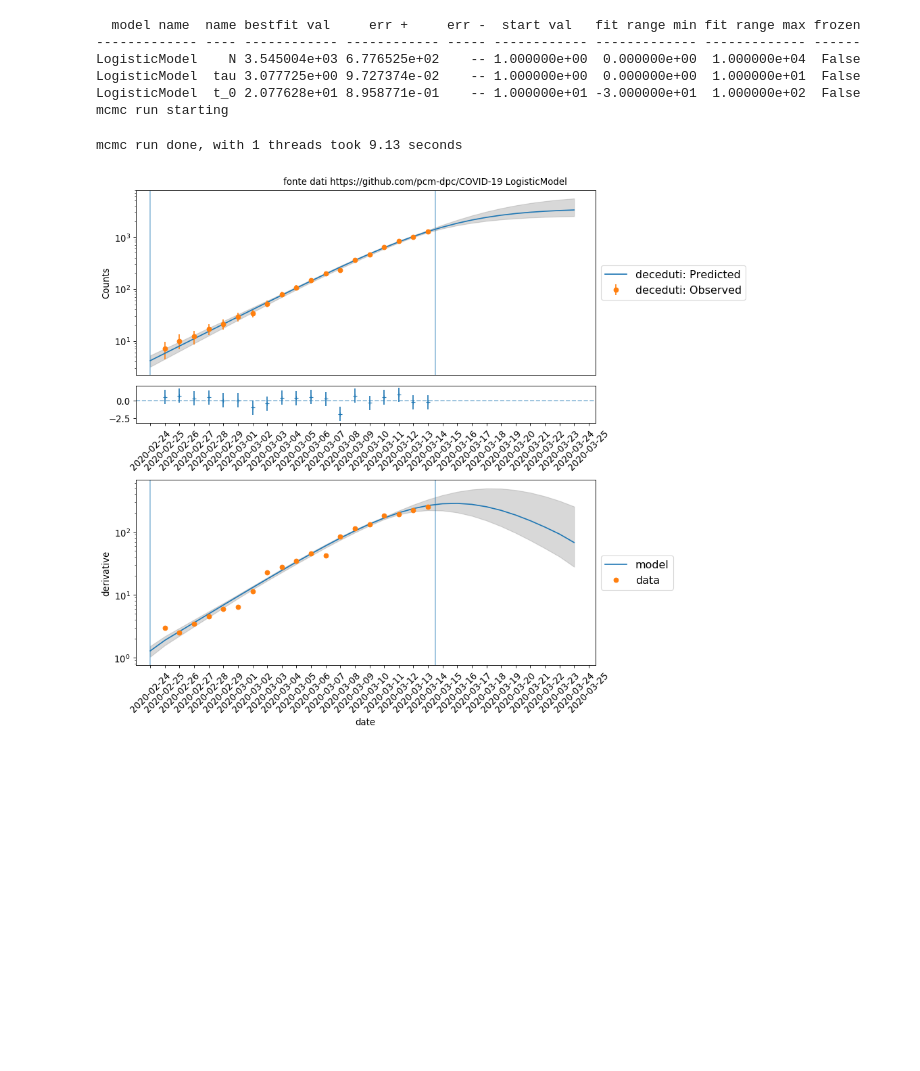
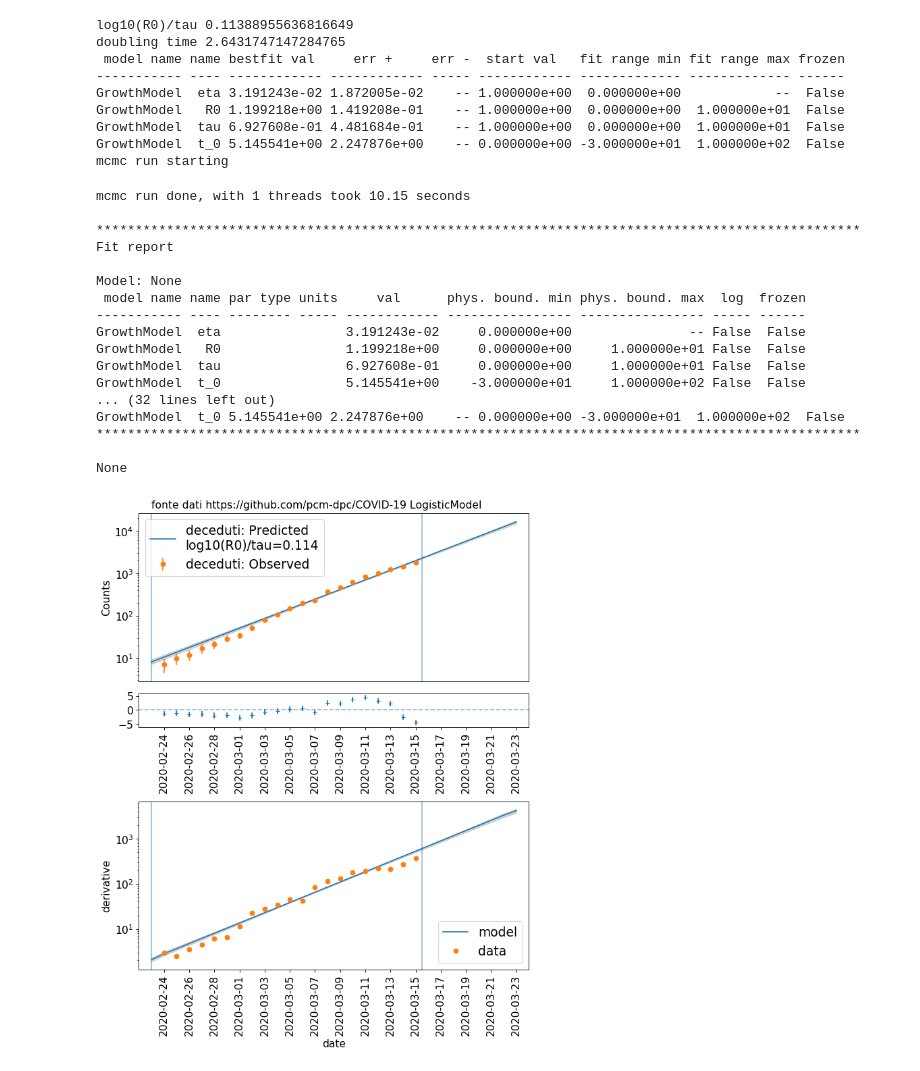
Before and after one commit to andreatramacere/covid19-analysis, a Jupyter notebook: covid_stat.ipynb, the cells around one changed output. Saved outputs shown, nothing was run; the diff lists cells and outputs as text; code cells hidden in the pictures; blank space fills up the shorter version.

```diff
--- a/covid_stat.ipynb
+++ b/covid_stat.ipynb
@@ -48,12 +48,12 @@ class GrowthModel(Model):
         """
 
         super(GrowthModel,self).__init__(  **keywords)
-        self.name='Exponential'
+        self.name='GrowthModel'
         self.parameters = ModelParameterArray()
         self.eta=1
-        self.parameters.add_par(AnalyticalParameter(self,name='eta',par_type='',val=1,val_min=0,val_max=10000,units=''))
+        self.parameters.add_par(AnalyticalParameter(self,name='eta',par_type='',val=1,val_min=0,val_max=None,units=''))
         self.R0=1
-        self.parameters.add_par(AnalyticalParameter(self,name='R0',par_type='',val=3,val_min=0.,val_max=10.,units=''))
+        self.parameters.add_par(AnalyticalParameter(self,name='R0',par_type='',val=1,val_min=0.,val_max=10.,units=''))
         self.tau=1
         self.parameters.add_par(AnalyticalParameter(self,name='tau',par_type='',val=1,val_min=0.,val_max=10.,units=''))
         self.t_0=1
@@ -90,7 +127,7 @@ class LogisticModel(Model):
         self.name='LogisticModel'
         self.parameters = ModelParameterArray()
         self.N=1
-        self.parameters.add_par(AnalyticalParameter(self,name='N',par_type='',val=1,val_min=0,val_max=10000,units=''))
+        self.parameters.add_par(AnalyticalParameter(self,name='N',par_type='',val=1,val_min=0,val_max=None,units=''))
         self.tau=1
         self.parameters.add_par(AnalyticalParameter(self,name='tau',par_type='',val=1,val_min=0.,val_max=10.,units=''))
         self.t_0=1
@@ -319,7 +362,7 @@ def do_analysis(model,data,t_start,t_stop,t_start_model,t_stop_model,name,do_plo
 
 
 
-    return bfm,mcmc,data,fig
+    return bfm,mm,mcmc,data,fig
 # %%
 name='deceduti'
 data,df =get_data_protezione_civile(name,fake_error=False)
@@ -365,11 +424,11 @@ mcmc run done, with 1 threads took 9.25 seconds
 name='deceduti'
 data,df =get_data_protezione_civile(name,fake_error=False)
 lm=LogisticModel()
-lm.parameters.t_0.val=10
-bfm,mcmc,data,fig=do_analysis(lm,data,t_start=0,t_stop=19.5,t_start_model=0,t_stop_model=30,name=name,mcmc_steps=500,title=' fonte dati https://github.com/pcm-dpc/COVID-19 %s  full data'%lm.name,do_mcmc=True)
+bfm,mm,mcmc,data,fig=do_analysis(lm,data,t_start=0,t_stop=21.5,t_start_model=0,t_stop_model=30,name=name,mcmc_steps=500,title=' fonte dati https://github.com/pcm-dpc/COVID-19 %s  full data'%lm.name,do_mcmc=True)
 f=mcmc.corner_plot(quantiles=(0.16,0.5,0.84))
 f.suptitle('Logistic Model, quantiles=%s  full data'%str((0.16,0.5,0.84)),y=1.01)
 plt.tight_layout()
+print(mm.show_report())
 # %% [output]
   model name  name bestfit val     err +     err -  start val   fit range min fit range max frozen
 ------------- ---- ------------ ------------ ----- ------------ ------------- ------------- ------
@@ -383,18 +458,37 @@ mcmc run done, with 1 threads took 9.45 seconds
 # %%
 name='deceduti'
 data,df =get_data_protezione_civile(name,fake_error=False)
-lm=LogisticModel()
-lm.parameters.t_0.val=10
-bfm,mcmc,data,fig=do_analysis(lm,data,t_start=0,t_stop=19.5,t_start_model=0,t_stop_model=30,name=name,mcmc_steps=500,title=' fonte dati https://github.com/pcm-dpc/COVID-19 %s'%lm.name,do_mcmc=True)
+model=GrowthModel()
+bfm,mm,mcmc,data,fig=do_analysis(model,data,t_start=0,t_stop=21.5,t_start_model=0,t_stop_model=30,name=name,mcmc_steps=500,title=' fonte dati https://github.com/pcm-dpc/COVID-19 %s'%lm.name,do_mcmc=True)
 f=mcmc.corner_plot(quantiles=(0.16,0.5,0.84))
 f.suptitle('Logistic Model, quantiles=%s'%str((0.16,0.5,0.84)),y=1.01)
 plt.tight_layout()
+print(mm.show_report())
 # %% [output]
-  model name  name bestfit val     err +     err -  start val   fit range min fit range max frozen
-------------- ---- ------------ ------------ ----- ------------ ------------- ------------- ------
-LogisticModel    N 3.545004e+03 6.776525e+02    -- 1.000000e+00  0.000000e+00  1.000000e+04  False
-LogisticModel  tau 3.077725e+00 9.727374e-02    -- 1.000000e+00  0.000000e+00  1.000000e+01  False
-LogisticModel  t_0 2.077628e+01 8.958771e-01    -- 1.000000e+01 -3.000000e+01  1.000000e+02  False
+log10(R0)/tau 0.11388955636816649
+doubling time 2.6431747147284765
+ model name name bestfit val     err +     err -  start val   fit range min fit range max frozen
+----------- ---- ------------ ------------ ----- ------------ ------------- ------------- ------
+GrowthModel  eta 3.191243e-02 1.872005e-02    -- 1.000000e+00  0.000000e+00            --  False
+GrowthModel   R0 1.199218e+00 1.419208e-01    -- 1.000000e+00  0.000000e+00  1.000000e+01  False
+GrowthModel  tau 6.927608e-01 4.481684e-01    -- 1.000000e+00  0.000000e+00  1.000000e+01  False
+GrowthModel  t_0 5.145541e+00 2.247876e+00    -- 0.000000e+00 -3.000000e+01  1.000000e+02  False
 mcmc run starting
-mcmc run done, with 1 threads took 9.13 seconds
+mcmc run done, with 1 threads took 10.15 seconds
+
+**************************************************************************************************
+Fit report
+
+Model: None
+ model name name par type units     val      phys. bound. min phys. bound. max  log  frozen
+----------- ---- -------- ----- ------------ ---------------- ---------------- ----- ------
+GrowthModel  eta                3.191243e-02     0.000000e+00               -- False  False
+GrowthModel   R0                1.199218e+00     0.000000e+00     1.000000e+01 False  False
+GrowthModel  tau                6.927608e-01     0.000000e+00     1.000000e+01 False  False
+GrowthModel  t_0                5.145541e+00    -3.000000e+01     1.000000e+02 False  False
+... (32 lines left out)
+GrowthModel  t_0 5.145541e+00 2.247876e+00    -- 0.000000e+00 -3.000000e+01  1.000000e+02  False
+**************************************************************************************************
+
+None
-[figure, old version]
+[figure, new version]
```
Also changed, not shown: parts of 22 cells of this notebook.
